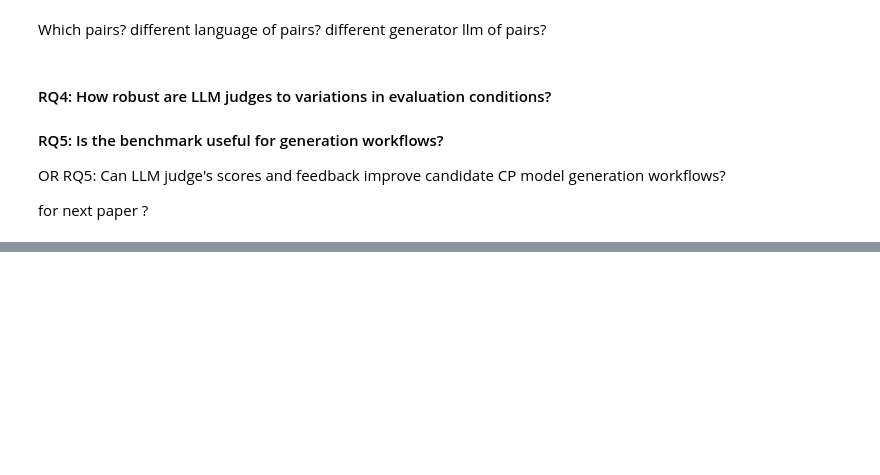
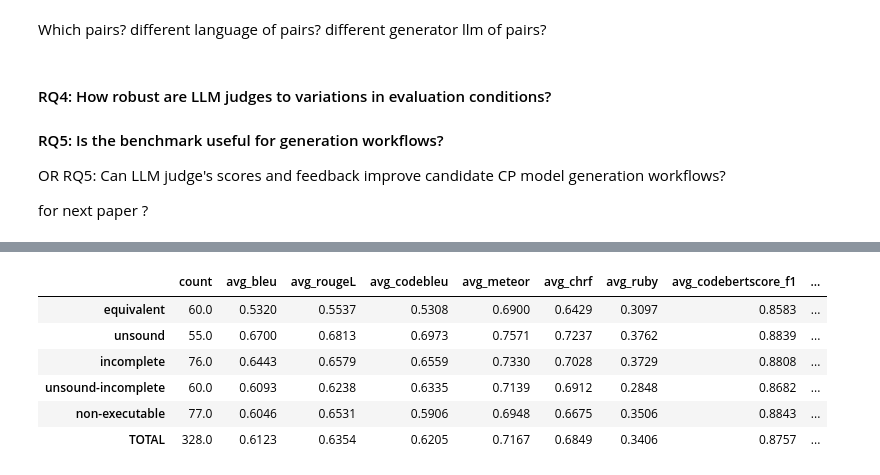
Before and after one commit to Nastaran95/CPJudgeBench, a Jupyter notebook: example.ipynb, the cells around one changed output, grey strips where cells are left out. Cells and saved outputs as stored; diff of their text form; code cells hidden in the pictures; blank space fills up the shorter version.

```diff
--- a/example.ipynb
+++ b/example.ipynb
@@ -728,0 +848,17 @@ print(json.dumps(solution))
+# %%
+benchmark_status_df = pd.read_csv("logs/benchmark-status.csv")
+benchmark_status_df.head()
+# %%
+languages = benchmark_status_df["language"].unique()
+
+for language in languages:
+    count = len(benchmark_status_df[benchmark_status_df["language"] == language])
+    print(f"{language}: {count} problems")
+# %%
+for language in languages:
+    candidates = benchmark_status_df[
+        (benchmark_status_df["language"] == language)
+        & (benchmark_status_df["succeed"] == "yes")
+    ]
+    print(f"\nLen Candidates for {language}:")
+    print(len(candidates))
@@ -728,0 +1311,55 @@ print(json.dumps(solution))
+# %%
+import pandas as pd
+from pathlib import Path
+
+LABEL_ORDER = [
+    "equivalent",
+    "unsound",
+    "incomplete",
+    "unsound-incomplete",
+    "non-executable",
+]
+
+METRIC_COLS = ["bleu", "rougeL", "codebleu", "meteor","chrf",
+"ruby",
+"codebertscore_f1","codebertscore_f3","precision","recall","f1_measure"]
+
+BASELINE_FILES = {
+    "CPMpy": Path("important_files/CPJudgeBench_baselines_cpmpy.csv"),
+}
+
+
+def _aggregate_metrics(df: pd.DataFrame) -> pd.Series:
+    return pd.Series(
+        {
+            "count": len(df),
+            **{f"avg_{col}": df[col].mean() for col in METRIC_COLS},
+        }
+    ).round(4)
+
+
+def baseline_statistics(df: pd.DataFrame) -> pd.DataFrame:
+    return (
+        df.groupby("label", dropna=False)
+        .apply(_aggregate_metrics, include_groups=False)
+        .reindex(LABEL_ORDER)
+    )
+
+
+def baseline_statistics_with_total(df: pd.DataFrame) -> pd.DataFrame:
+    per_label = baseline_statistics(df)
+    total = _aggregate_metrics(df).to_frame().T
+    total.index = ["TOTAL"]
+    return pd.concat([per_label, total])
+
+
+for language, path in BASELINE_FILES.items():
+    df = pd.read_csv(path).fillna(0)
+
+    print("=" * 70)
+    print(f"{language}: {len(df)} rows")
+    print("=" * 70)
+
+    stats = baseline_statistics_with_total(df)
+    display(stats)
+# %% [output]
@@ -728,0 +1369,7 @@ print(json.dumps(solution))
+|  | count | avg_bleu | avg_rougeL | avg_codebleu | avg_meteor | avg_chrf | avg_ruby | avg_codebertscore_f1 | ... |
+| equivalent | 60.0 | 0.5320 | 0.5537 | 0.5308 | 0.6900 | 0.6429 | 0.3097 | 0.8583 | ... |
+| unsound | 55.0 | 0.6700 | 0.6813 | 0.6973 | 0.7571 | 0.7237 | 0.3762 | 0.8839 | ... |
+| incomplete | 76.0 | 0.6443 | 0.6579 | 0.6559 | 0.7330 | 0.7028 | 0.3729 | 0.8808 | ... |
+| unsound-incomplete | 60.0 | 0.6093 | 0.6238 | 0.6335 | 0.7139 | 0.6912 | 0.2848 | 0.8682 | ... |
+| non-executable | 77.0 | 0.6046 | 0.6531 | 0.5906 | 0.6948 | 0.6675 | 0.3506 | 0.8843 | ... |
+| TOTAL | 328.0 | 0.6123 | 0.6354 | 0.6205 | 0.7167 | 0.6849 | 0.3406 | 0.8757 | ... |
```
Also changed, not shown: parts of 37 cells of this notebook, 25 other files.
